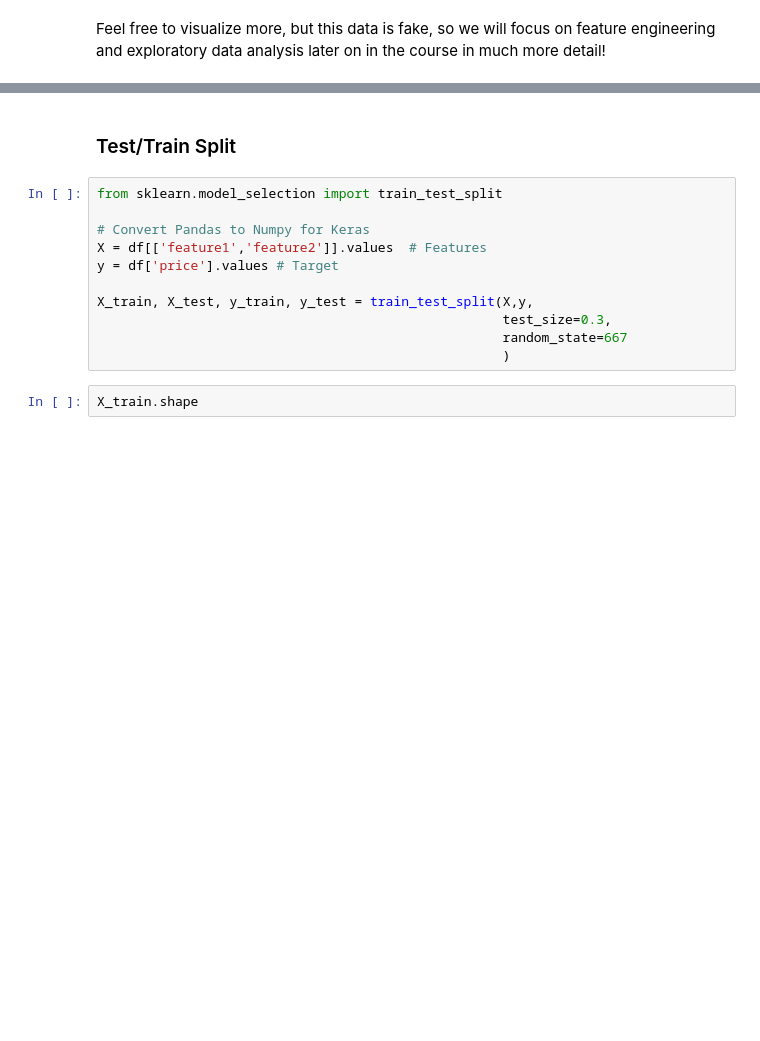
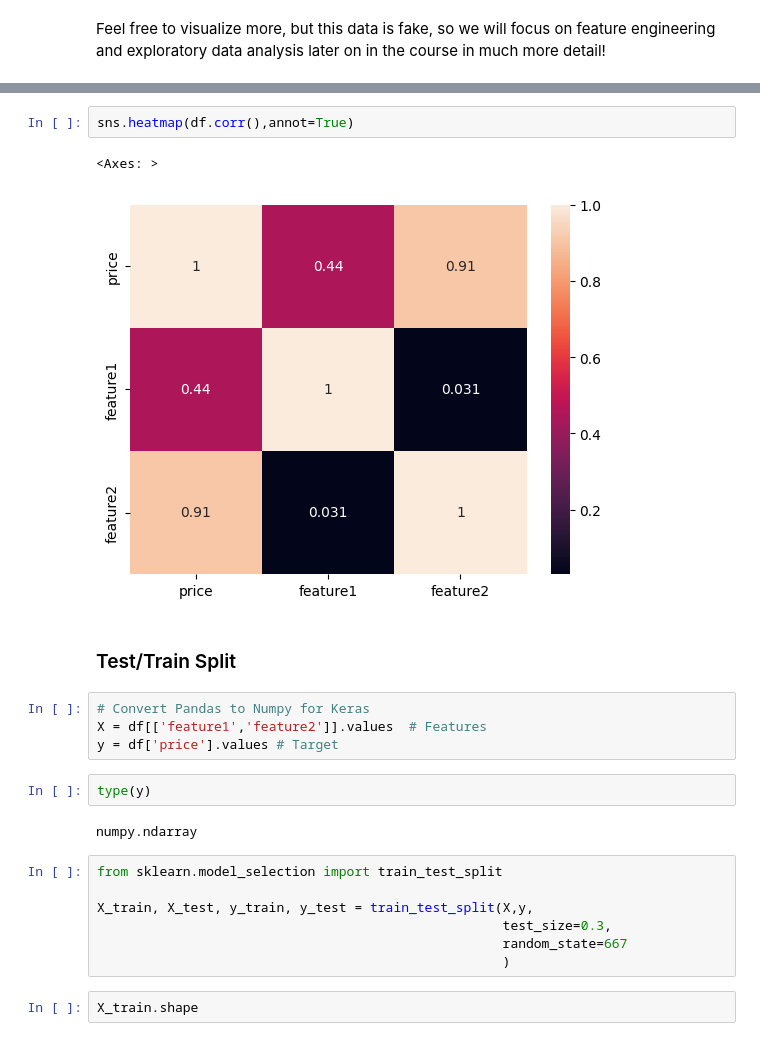
Before and after one commit to Frenz86/DeepLearning, a Jupyter notebook: python/Less04/04.1_Keras_regression_Basics.ipynb, the cells around one changed output, grey strips where cells are left out. Drawn from its saved outputs; the diff is of its cells as text; blank space fills up the shorter version.

```diff
--- a/python/Less04/04.1_Keras_regression_Basics.ipynb
+++ b/python/Less04/04.1_Keras_regression_Basics.ipynb
@@ -75,11 +82,20 @@ Feel free to visualize more, but this data is fake, so we will focus on feature
+# %%
+sns.heatmap(df.corr(),annot=True)
+# %% [output]
+<Axes: >
+[figure, added]
 # %% [markdown]
 ### Test/Train Split
+# %%
+# Convert Pandas to Numpy for Keras
+X = df[['feature1','feature2']].values  # Features
+y = df['price'].values # Target
+# %%
+type(y)
+# %% [output]
+numpy.ndarray
 # %%
 from sklearn.model_selection import train_test_split
-
-# Convert Pandas to Numpy for Keras
-X = df[['feature1','feature2']].values  # Features
-y = df['price'].values # Target
 
 X_train, X_test, y_train, y_test = train_test_split(X,y,
                                                     test_size=0.3,
```
Also changed, not shown: parts of 44 cells of this notebook.
